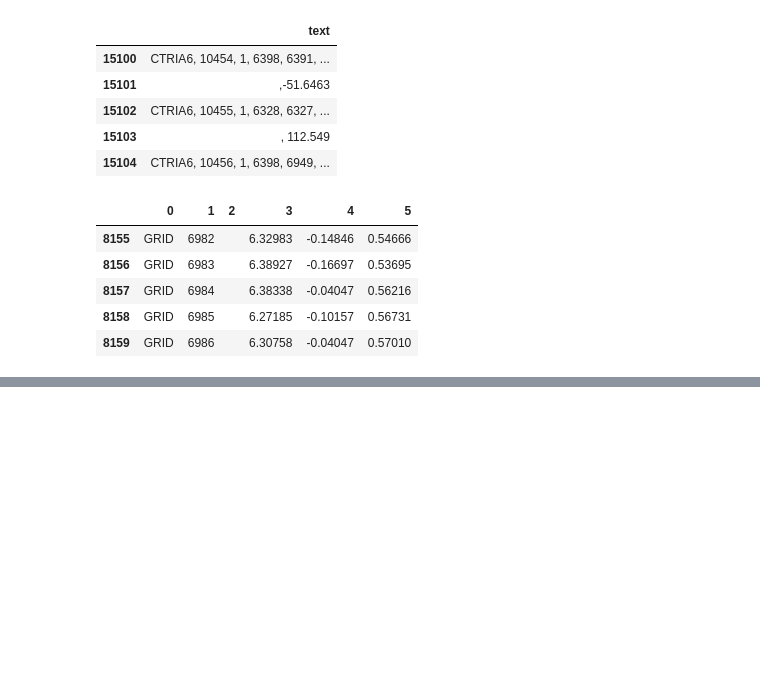
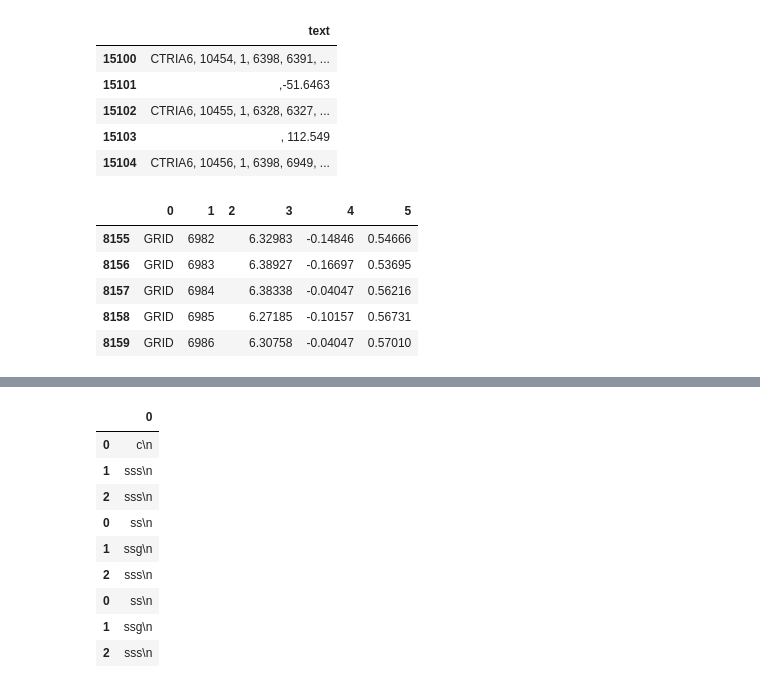
Before and after one commit to tanukichi123/pandastran, a Jupyter notebook: read_file_pandas.ipynb, the cells around one changed output, grey strips where cells are left out. Saved outputs shown, nothing was run; the diff lists cells and outputs as text; code cells hidden in the pictures; blank space fills up the shorter version.

```diff
--- a/read_file_pandas.ipynb
+++ b/read_file_pandas.ipynb
@@ -181,0 +236,13 @@ df.tail()
+# %%
+df_out
+# %% [output]
+|  | 0 |
+| 0 | c\n |
+| 1 | sss\n |
+| 2 | sss\n |
+| 0 | ss\n |
+| 1 | ssg\n |
+| 2 | sss\n |
+| 0 | ss\n |
+| 1 | ssg\n |
+| 2 | sss\n |
```
Also changed, not shown: parts of 11 cells of this notebook, 1 other file.
